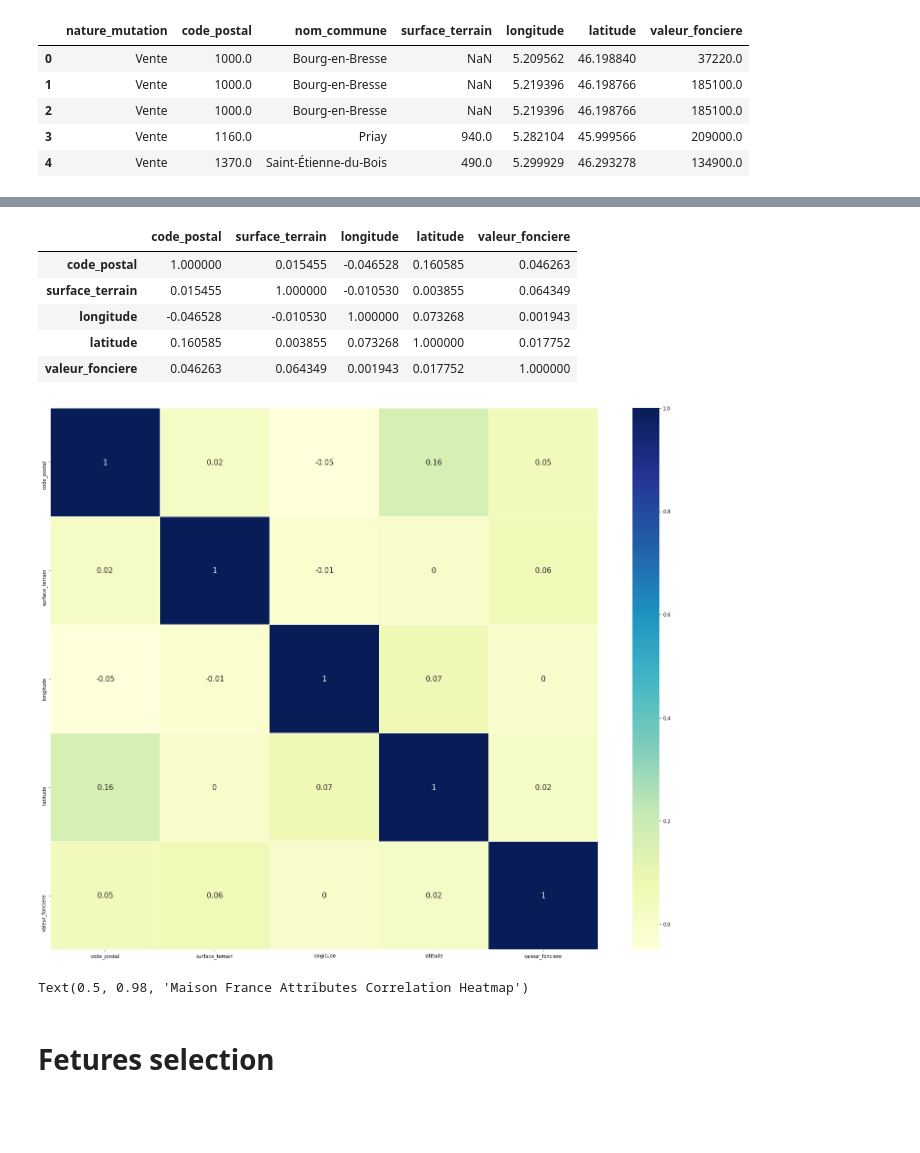
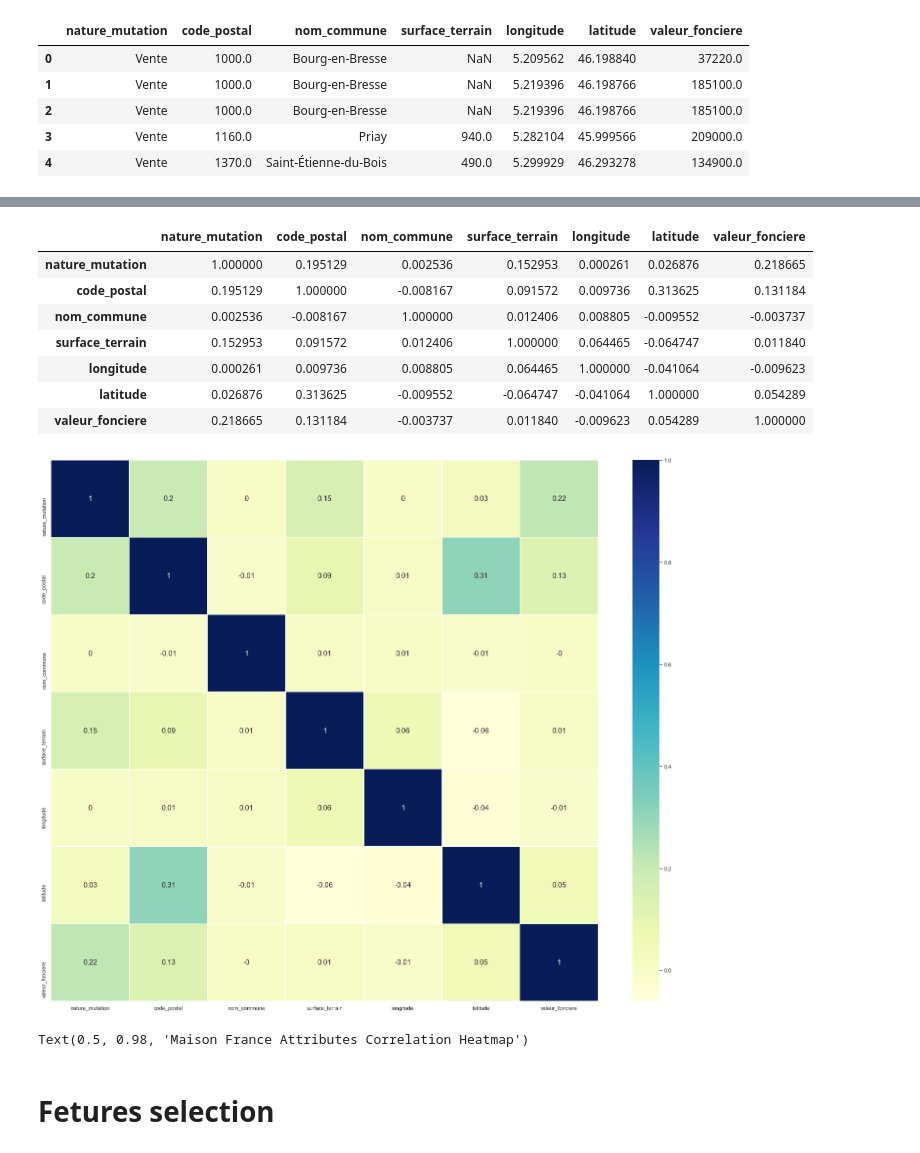
Before and after one commit to stbeau/projet-62, a Jupyter notebook: Projet A62.ipynb, the cells around one changed output, grey strips where cells are left out. Cells and saved outputs as stored; diff of their text form; code cells hidden in the pictures; blank space fills up the shorter version.

```diff
--- a/Projet A62.ipynb
+++ b/Projet A62.ipynb
@@ -169,0 +190,5 @@ data_2019_explore.head()
+# %%
+import math
+surface_terrain_mean = data_2019_explore['surface_terrain'].mean()
+surface_terrain_mean = math.floor(surface_terrain_mean)
+print('The mean value in the normalized-losses feature is: {}'.format(str(surface_terrain_mean)))
@@ -169,0 +197,10 @@ data_2019_explore.head()
+# %%
+data_2019_explore.update(data_2019_explore['surface_terrain'].fillna(surface_terrain_mean))
+# %%
+# Drop rows in column Valeur Fonciere which value are greater than 120 years
+indexNames = data_2019_explore[data_2019_explore['surface_terrain'] > 6000].index
+# Delete these row indexes from dataFrame
+data_2019_explore.drop(indexNames , inplace=True)
+ax = sns.boxplot(x=data_2019_explore["surface_terrain"])
+
+ax = sns.boxplot(x=data_2019_explore["surface_terrain"])
@@ -169,0 +222,2 @@ data_2019_explore.head()
+# %%
+data=data_tranformed
@@ -170,31 +281,33 @@ data_2019_explore.head()
 # %%
 #Correlation Matrix
-corr = data_2019_explore.corr()
+corr = data.corr()
 corr
 # %% [output]
-|  | code_postal | surface_terrain | longitude | latitude | valeur_fonciere |
-| code_postal | 1.000000 | 0.015455 | -0.046528 | 0.160585 | 0.046263 |
-| surface_terrain | 0.015455 | 1.000000 | -0.010530 | 0.003855 | 0.064349 |
-| longitude | -0.046528 | -0.010530 | 1.000000 | 0.073268 | 0.001943 |
-| latitude | 0.160585 | 0.003855 | 0.073268 | 1.000000 | 0.017752 |
-| valeur_fonciere | 0.046263 | 0.064349 | 0.001943 | 0.017752 | 1.000000 |
+|  | nature_mutation | code_postal | nom_commune | surface_terrain | longitude | latitude | valeur_fonciere |
+| nature_mutation | 1.000000 | 0.195129 | 0.002536 | 0.152953 | 0.000261 | 0.026876 | 0.218665 |
+| code_postal | 0.195129 | 1.000000 | -0.008167 | 0.091572 | 0.009736 | 0.313625 | 0.131184 |
+| nom_commune | 0.002536 | -0.008167 | 1.000000 | 0.012406 | 0.008805 | -0.009552 | -0.003737 |
+| surface_terrain | 0.152953 | 0.091572 | 0.012406 | 1.000000 | 0.064465 | -0.064747 | 0.011840 |
+| longitude | 0.000261 | 0.009736 | 0.008805 | 0.064465 | 1.000000 | -0.041064 | -0.009623 |
+| latitude | 0.026876 | 0.313625 | -0.009552 | -0.064747 | -0.041064 | 1.000000 | 0.054289 |
+| valeur_fonciere | 0.218665 | 0.131184 | -0.003737 | 0.011840 | -0.009623 | 0.054289 | 1.000000 |
 # %%
 import seaborn as sns
 from mpl_toolkits.mplot3d import Axes3D
 %matplotlib inline
 
 fig, (ax) = plt.subplots(1, 1, figsize=(20,16))
 
 # On utilise la matrice de correlation pour trouver les correlations entre toutes
-sns.heatmap(data=data_2019_explore.corr().round(2), cmap='YlGnBu', annot=True,
+sns.heatmap(data=data.corr().round(2), cmap='YlGnBu', annot=True,
             annot_kws={"size":15},linewidths= .05)
 # sns.heatmap(data=data1.corr().round(2))
 plt.tight_layout()
 plt.show()
 
 fig.suptitle('Maison France Attributes Correlation Heatmap')
 # %% [output]
-[figure, old version]
+[figure, new version]
 Text(0.5, 0.98, 'Maison France Attributes Correlation Heatmap')
 # %% [markdown]
 # Fetures selection
```
Also changed, not shown: parts of 60 cells of this notebook.
